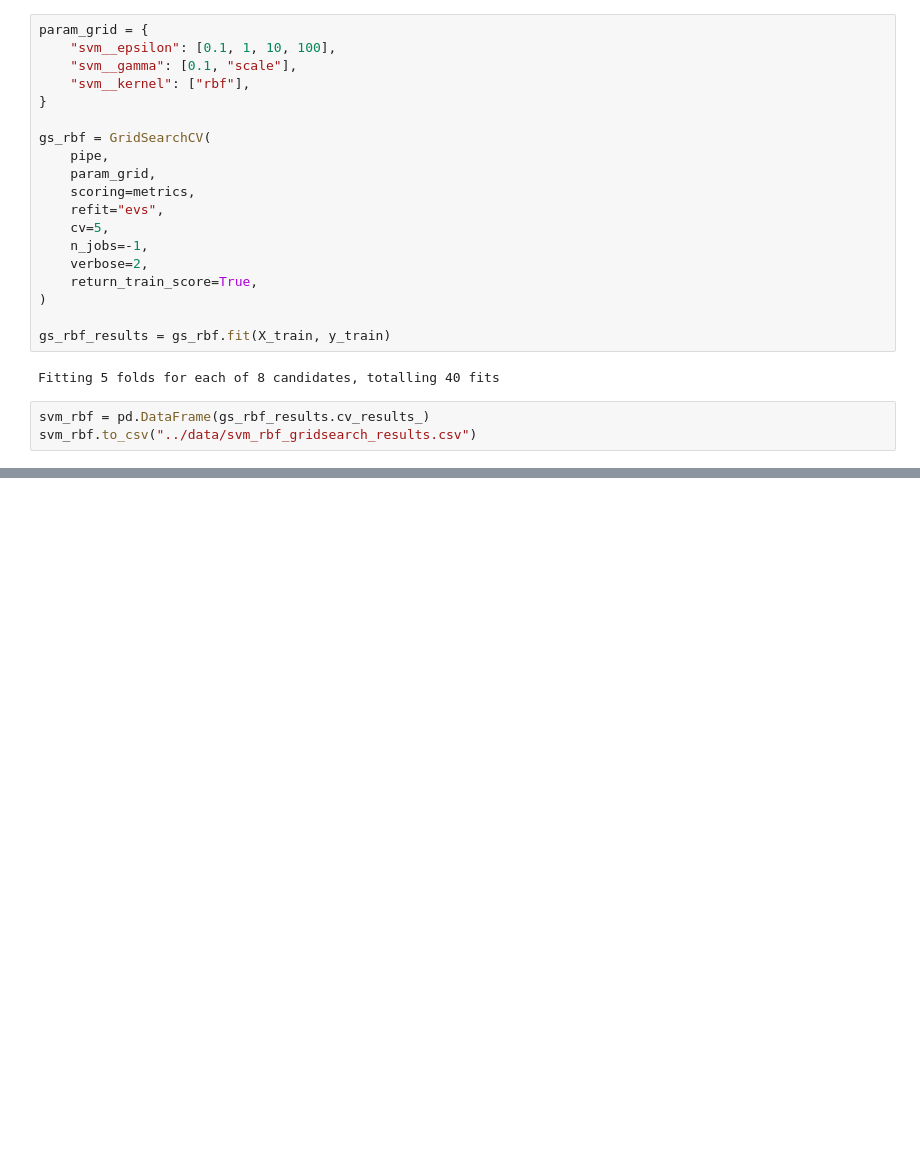
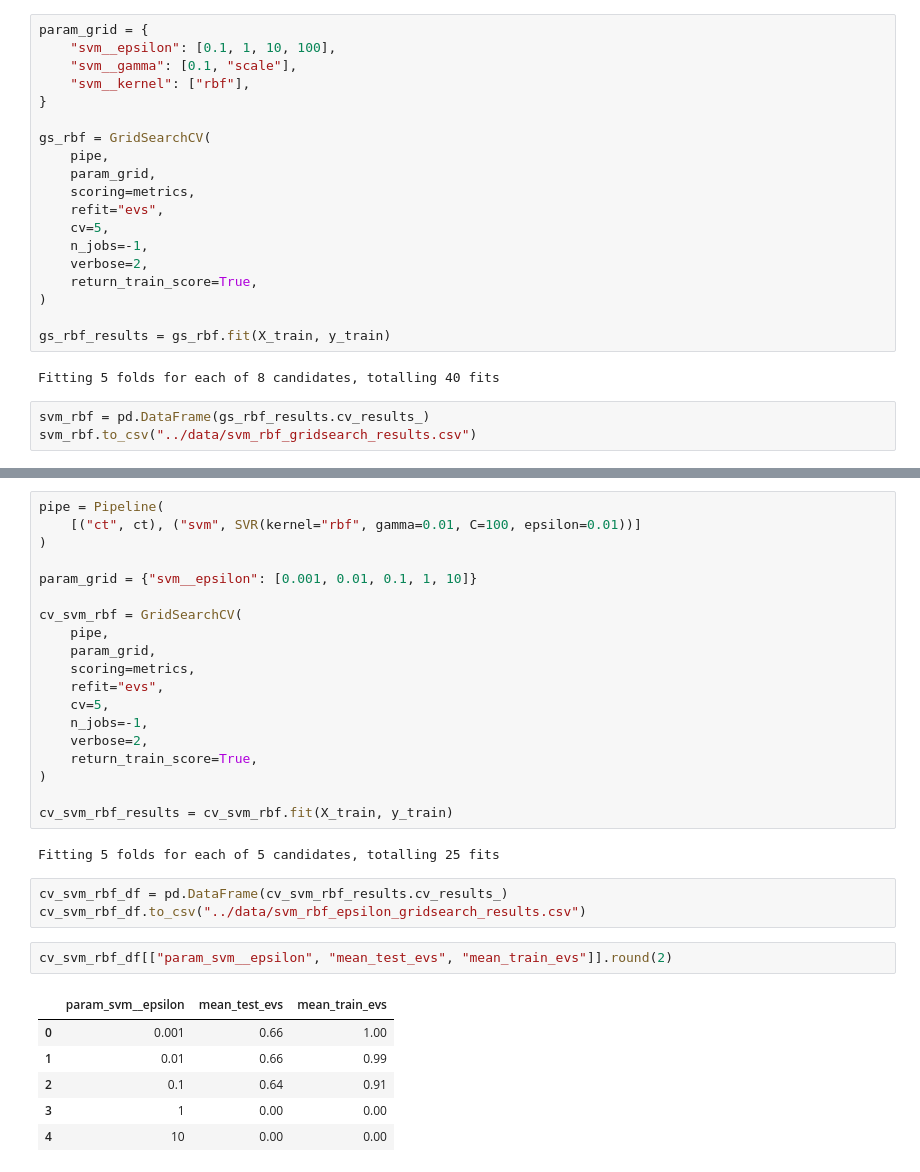
Before and after one commit to Parolps/Projeto-3, a Jupyter notebook: notebooks/Svm_grid.ipynb, the cells around one changed output, grey strips where cells are left out. Cells and saved outputs as stored; diff of their text form; blank space fills up the shorter version.

```diff
--- a/notebooks/Svm_grid.ipynb
+++ b/notebooks/Svm_grid.ipynb
@@ -199,0 +354,33 @@ svm_rbf.to_csv("../data/svm_rbf_gridsearch_results.csv")
+# %%
+pipe = Pipeline(
+    [("ct", ct), ("svm", SVR(kernel="rbf", gamma=0.01, C=100, epsilon=0.01))]
+)
+
+param_grid = {"svm__epsilon": [0.001, 0.01, 0.1, 1, 10]}
+
+cv_svm_rbf = GridSearchCV(
+    pipe,
+    param_grid,
+    scoring=metrics,
+    refit="evs",
+    cv=5,
+    n_jobs=-1,
+    verbose=2,
+    return_train_score=True,
+)
+
+cv_svm_rbf_results = cv_svm_rbf.fit(X_train, y_train)
+# %% [output]
+Fitting 5 folds for each of 5 candidates, totalling 25 fits
+# %%
+cv_svm_rbf_df = pd.DataFrame(cv_svm_rbf_results.cv_results_)
+cv_svm_rbf_df.to_csv("../data/svm_rbf_epsilon_gridsearch_results.csv")
+# %%
+cv_svm_rbf_df[["param_svm__epsilon", "mean_test_evs", "mean_train_evs"]].round(2)
+# %% [output]
+|  | param_svm__epsilon | mean_test_evs | mean_train_evs |
+| 0 | 0.001 | 0.66 | 1.00 |
+| 1 | 0.01 | 0.66 | 0.99 |
+| 2 | 0.1 | 0.64 | 0.91 |
+| 3 | 1 | 0.00 | 0.00 |
+| 4 | 10 | 0.00 | 0.00 |
```
Also changed, not shown: parts of 7 cells of this notebook, 9 other files.
